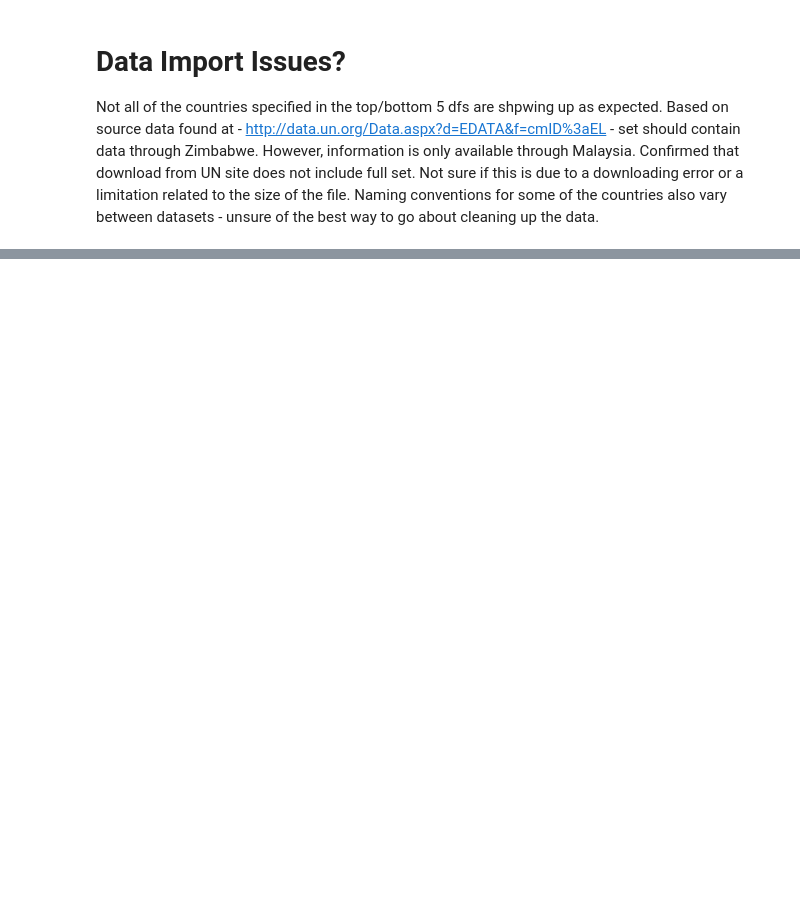
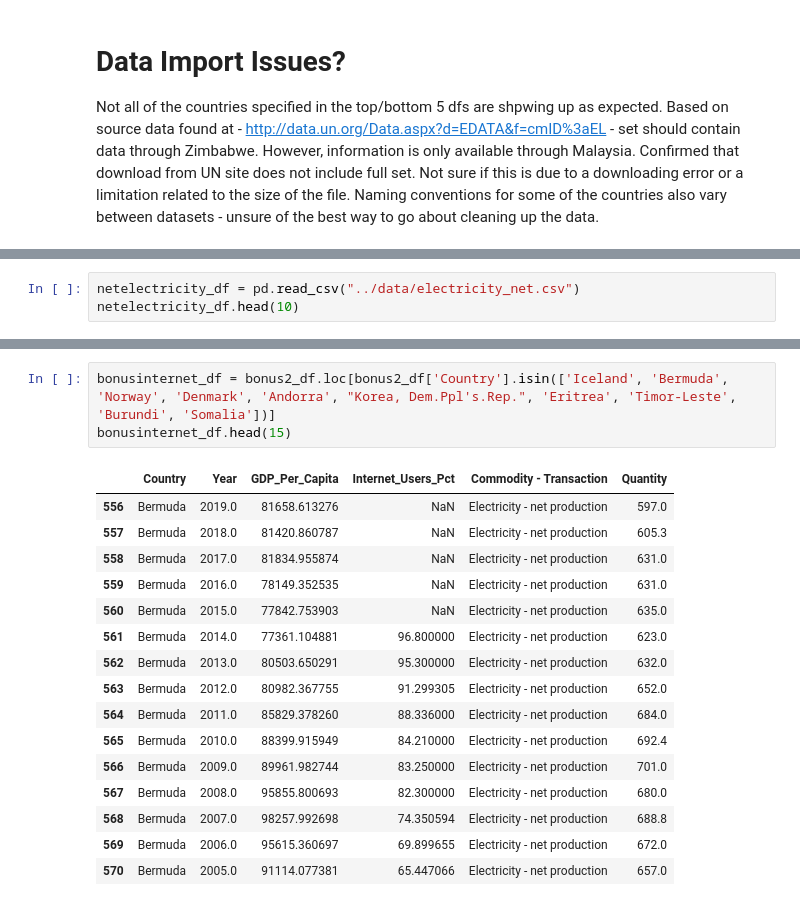
Before and after one commit to NSS-Data-Analytics-Cohort-6/gdp-and-internet-usage-caitbrown12, a Jupyter notebook: notebook/gdp_internet_usage_assignment.ipynb, the cells around one changed output, grey strips where cells are left out. Saved outputs shown, nothing was run; the diff lists cells and outputs as text; blank space fills up the shorter version.

```diff
--- a/notebook/gdp_internet_usage_assignment.ipynb
+++ b/notebook/gdp_internet_usage_assignment.ipynb
@@ -946,0 +844,3 @@ Not all of the countries specified in the top/bottom 5 dfs are shpwing up as exp
+# %%
+netelectricity_df = pd.read_csv("../data/electricity_net.csv")
+netelectricity_df.head(10)
@@ -946,0 +904,20 @@ Not all of the countries specified in the top/bottom 5 dfs are shpwing up as exp
+# %%
+bonusinternet_df = bonus2_df.loc[bonus2_df['Country'].isin(['Iceland', 'Bermuda', 'Norway', 'Denmark', 'Andorra', "Korea, Dem.Ppl's.Rep.", 'Eritrea', 'Timor-Leste', 'Burundi', 'Somalia'])]
+bonusinternet_df.head(15)
+# %% [output]
+|  | Country | Year | GDP_Per_Capita | Internet_Users_Pct | Commodity - Transaction | Quantity |
+| 556 | Bermuda | 2019.0 | 81658.613276 | NaN | Electricity - net production | 597.0 |
+| 557 | Bermuda | 2018.0 | 81420.860787 | NaN | Electricity - net production | 605.3 |
+| 558 | Bermuda | 2017.0 | 81834.955874 | NaN | Electricity - net production | 631.0 |
+| 559 | Bermuda | 2016.0 | 78149.352535 | NaN | Electricity - net production | 631.0 |
+| 560 | Bermuda | 2015.0 | 77842.753903 | NaN | Electricity - net production | 635.0 |
+| 561 | Bermuda | 2014.0 | 77361.104881 | 96.800000 | Electricity - net production | 623.0 |
+| 562 | Bermuda | 2013.0 | 80503.650291 | 95.300000 | Electricity - net production | 632.0 |
+| 563 | Bermuda | 2012.0 | 80982.367755 | 91.299305 | Electricity - net production | 652.0 |
+| 564 | Bermuda | 2011.0 | 85829.378260 | 88.336000 | Electricity - net production | 684.0 |
+| 565 | Bermuda | 2010.0 | 88399.915949 | 84.210000 | Electricity - net production | 692.4 |
+| 566 | Bermuda | 2009.0 | 89961.982744 | 83.250000 | Electricity - net production | 701.0 |
+| 567 | Bermuda | 2008.0 | 95855.800693 | 82.300000 | Electricity - net production | 680.0 |
+| 568 | Bermuda | 2007.0 | 98257.992698 | 74.350594 | Electricity - net production | 688.8 |
+| 569 | Bermuda | 2006.0 | 95615.360697 | 69.899655 | Electricity - net production | 672.0 |
+| 570 | Bermuda | 2005.0 | 91114.077381 | 65.447066 | Electricity - net production | 657.0 |
```
Also changed, not shown: parts of 25 cells of this notebook.
